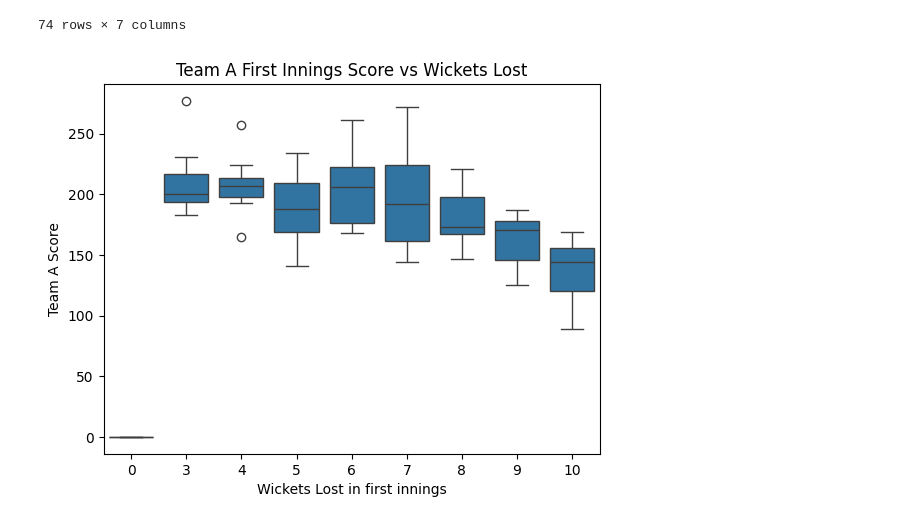
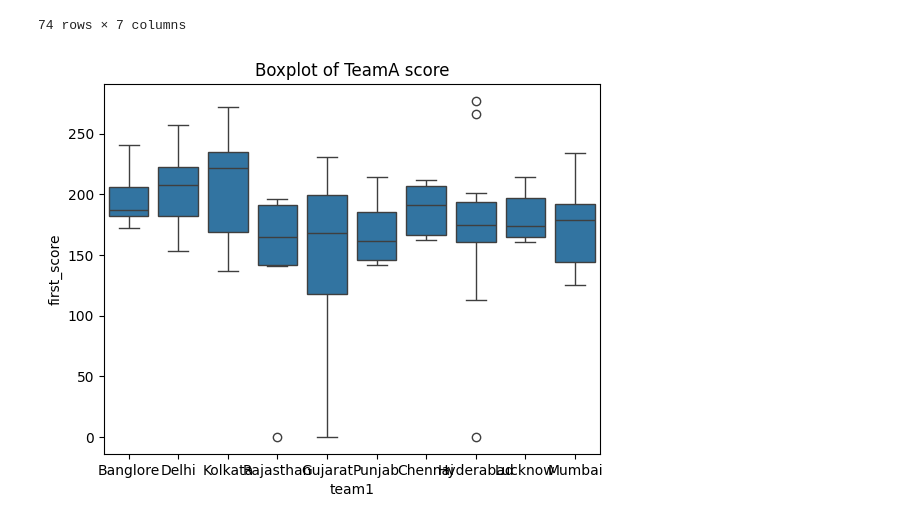
Before and after one commit to yharshityadav/IPL-Machine-Learning-Model, a Jupyter notebook: IPL.ipynb, the cells around one changed output. Cells and saved outputs as stored; diff of their text form; code cells hidden in the pictures.

```diff
--- a/IPL.ipynb
+++ b/IPL.ipynb
@@ -65,14 +65,12 @@ df
 | 72 | Hyderabad | Rajasthan | 175 | 9 | 139 | 7 | Hyderabad |
 | 73 | Hyderabad | Kolkata | 113 | 10 | 114 | 2 | Kolkata |
 74 rows × 7 columns
-# %%
-sns.boxplot(y='first_score', x='first_wkts', data=df)
-plt.title('Team A First Innings Score vs Wickets Lost')
-plt.xlabel('Wickets Lost in first innings')
-plt.ylabel('Team A Score')
-plt.show()
-# %% [output]
-[figure, removed]
+# %%
+sns.boxplot(x='team1',y='first_score',data=df)
+plt.title('Boxplot of TeamA score')
+plt.show()
+# %% [output]
+[figure, added]
 # %%
 sns.boxplot(y='second_score', x='second_wkts', data=df)
 plt.title('Team A second Innings Score vs Wickets Lost')
```
Also changed, not shown: parts of 10 cells of this notebook.
